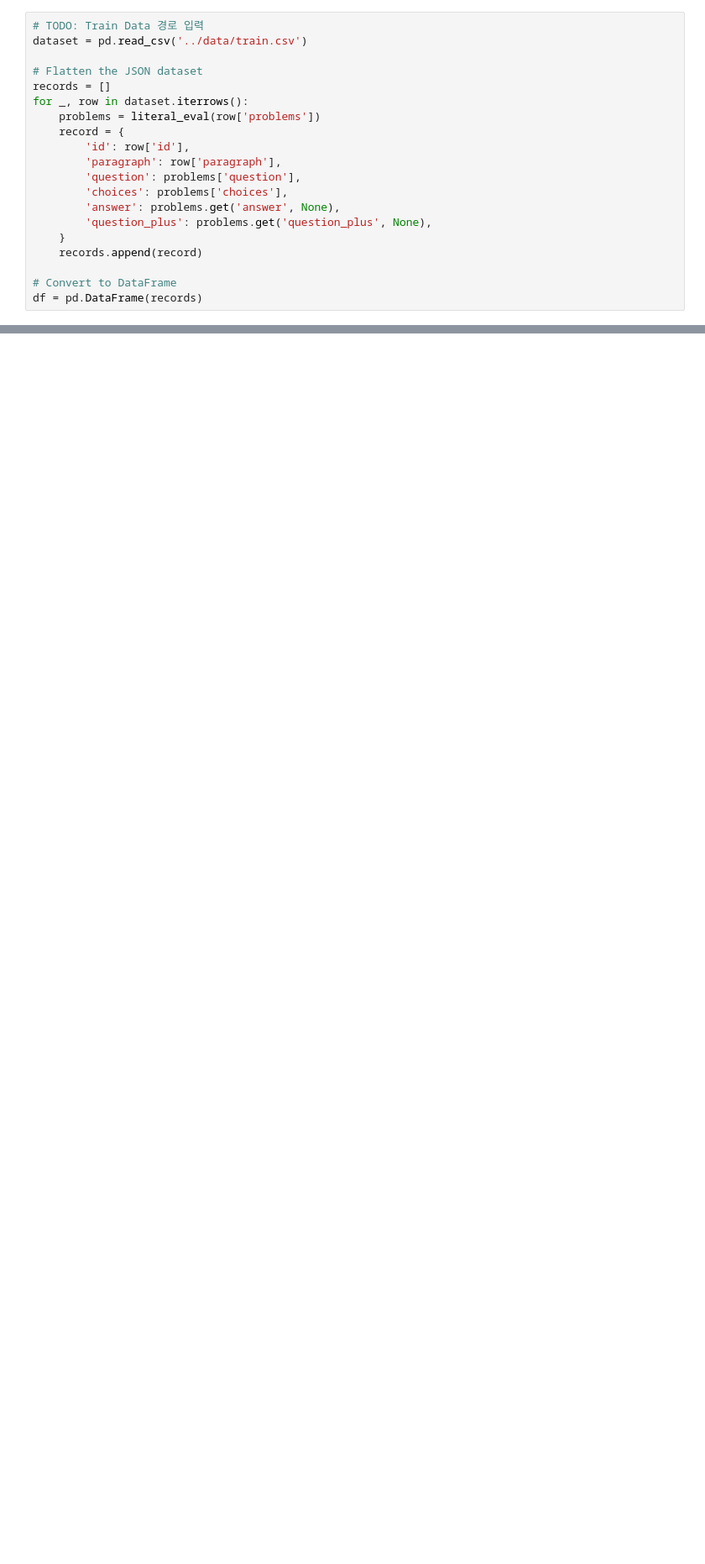
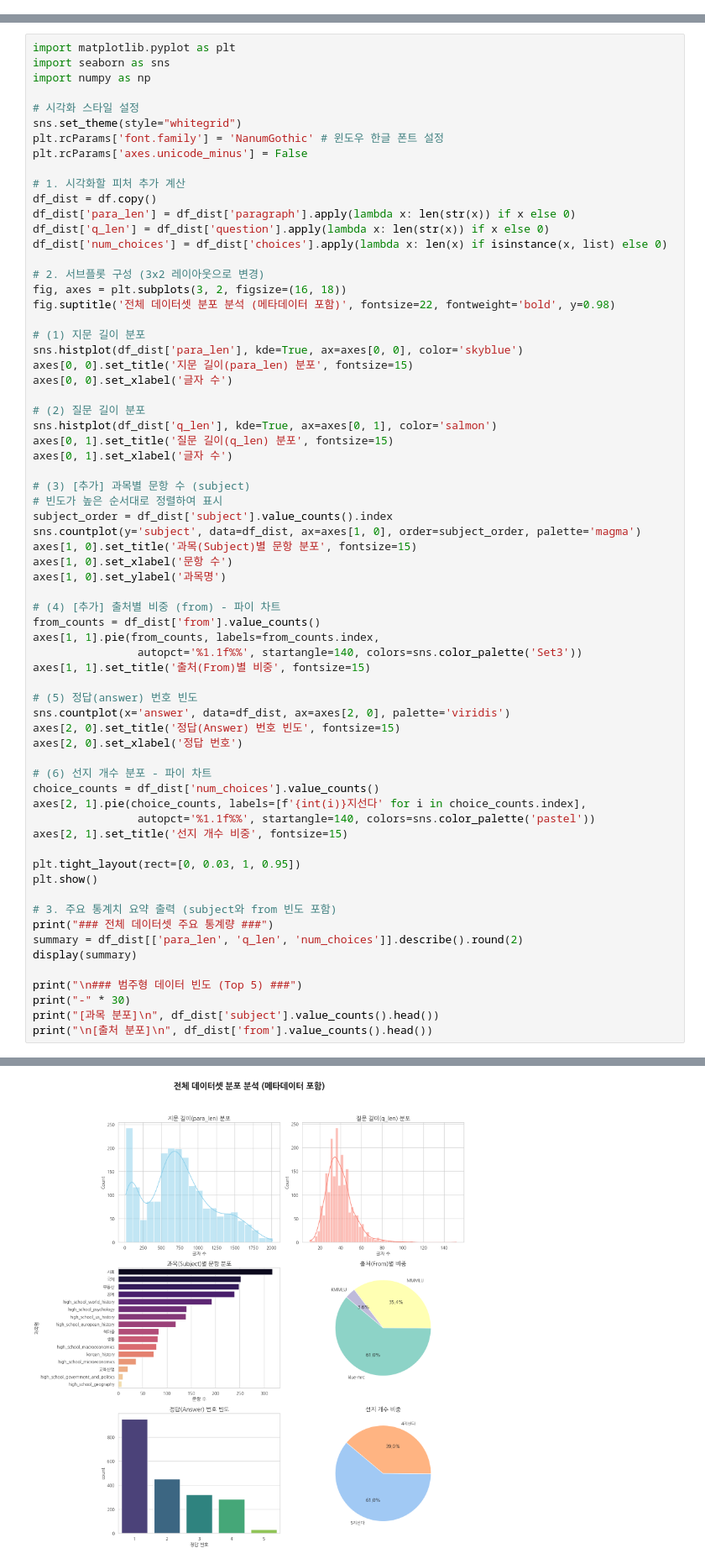
Before and after one commit to boostcampaitech8/pro-nlp-generationfornlp-nlp-14, a Jupyter notebook: notebooks/data_EDA.ipynb, the cells around one changed output, grey strips where cells are left out. Shown at 84% size. Saved outputs shown, nothing was run; the diff lists cells and outputs as text; blank space fills up the shorter version.

Commit message:
feat: Data EDA

```diff
--- a/notebooks/data_EDA.ipynb
+++ b/notebooks/data_EDA.ipynb
@@ -15,20 +14,0 @@ pd.set_option('display.max_columns', None)
-# %%
-# TODO: Train Data 경로 입력
-dataset = pd.read_csv('../data/train.csv')
-
-# Flatten the JSON dataset
-records = []
-for _, row in dataset.iterrows():
-    problems = literal_eval(row['problems'])
-    record = {
-        'id': row['id'],
-        'paragraph': row['paragraph'],
-        'question': problems['question'],
-        'choices': problems['choices'],
-        'answer': problems.get('answer', None),
-        'question_plus': problems.get('question_plus', None),
-    }
-    records.append(record)
-
-# Convert to DataFrame
-df = pd.DataFrame(records)
@@ -34,0 +117,68 @@ df = pd.DataFrame(records)
+# %%
+import matplotlib.pyplot as plt
+import seaborn as sns
+import numpy as np
+
+# 시각화 스타일 설정
+sns.set_theme(style="whitegrid")
+plt.rcParams['font.family'] = 'NanumGothic' # 윈도우 한글 폰트 설정
+plt.rcParams['axes.unicode_minus'] = False
+
+# 1. 시각화할 피처 추가 계산
+df_dist = df.copy()
+df_dist['para_len'] = df_dist['paragraph'].apply(lambda x: len(str(x)) if x else 0)
+df_dist['q_len'] = df_dist['question'].apply(lambda x: len(str(x)) if x else 0)
+df_dist['num_choices'] = df_dist['choices'].apply(lambda x: len(x) if isinstance(x, list) else 0)
+
+# 2. 서브플롯 구성 (3x2 레이아웃으로 변경)
+fig, axes = plt.subplots(3, 2, figsize=(16, 18))
+fig.suptitle('전체 데이터셋 분포 분석 (메타데이터 포함)', fontsize=22, fontweight='bold', y=0.98)
+
+# (1) 지문 길이 분포
+sns.histplot(df_dist['para_len'], kde=True, ax=axes[0, 0], color='skyblue')
+axes[0, 0].set_title('지문 길이(para_len) 분포', fontsize=15)
+axes[0, 0].set_xlabel('글자 수')
+
+# (2) 질문 길이 분포
+sns.histplot(df_dist['q_len'], kde=True, ax=axes[0, 1], color='salmon')
+axes[0, 1].set_title('질문 길이(q_len) 분포', fontsize=15)
+axes[0, 1].set_xlabel('글자 수')
+
+# (3) [추가] 과목별 문항 수 (subject)
+# 빈도가 높은 순서대로 정렬하여 표시
+subject_order = df_dist['subject'].value_counts().index
+sns.countplot(y='subject', data=df_dist, ax=axes[1, 0], order=subject_order, palette='magma')
+axes[1, 0].set_title('과목(Subject)별 문항 분포', fontsize=15)
+axes[1, 0].set_xlabel('문항 수')
+axes[1, 0].set_ylabel('과목명')
+
+# (4) [추가] 출처별 비중 (from) - 파이 차트
+from_counts = df_dist['from'].value_counts()
+axes[1, 1].pie(from_counts, labels=from_counts.index,
+                autopct='%1.1f%%', startangle=140, colors=sns.color_palette('Set3'))
+axes[1, 1].set_title('출처(From)별 비중', fontsize=15)
+
+# (5) 정답(answer) 번호 빈도
+sns.countplot(x='answer', data=df_dist, ax=axes[2, 0], palette='viridis')
+axes[2, 0].set_title('정답(Answer) 번호 빈도', fontsize=15)
+axes[2, 0].set_xlabel('정답 번호')
+
+# (6) 선지 개수 분포 - 파이 차트
+choice_counts = df_dist['num_choices'].value_counts()
+axes[2, 1].pie(choice_counts, labels=[f'{int(i)}지선다' for i in choice_counts.index],
+                autopct='%1.1f%%', startangle=140, colors=sns.color_palette('pastel'))
+axes[2, 1].set_title('선지 개수 비중', fontsize=15)
+
+plt.tight_layout(rect=[0, 0.03, 1, 0.95])
+plt.show()
+
+# 3. 주요 통계치 요약 출력 (subject와 from 빈도 포함)
+print("### 전체 데이터셋 주요 통계량 ###")
+summary = df_dist[['para_len', 'q_len', 'num_choices']].describe().round(2)
+display(summary)
+
+print("\n### 범주형 데이터 빈도 (Top 5) ###")
+print("-" * 30)
+print("[과목 분포]\n", df_dist['subject'].value_counts().head())
+print("\n[출처 분포]\n", df_dist['from'].value_counts().head())
+# %% [output]
@@ -34,0 +192 @@ df = pd.DataFrame(records)
+[figure, added]
```
Also changed, not shown: parts of 32 cells of this notebook.
